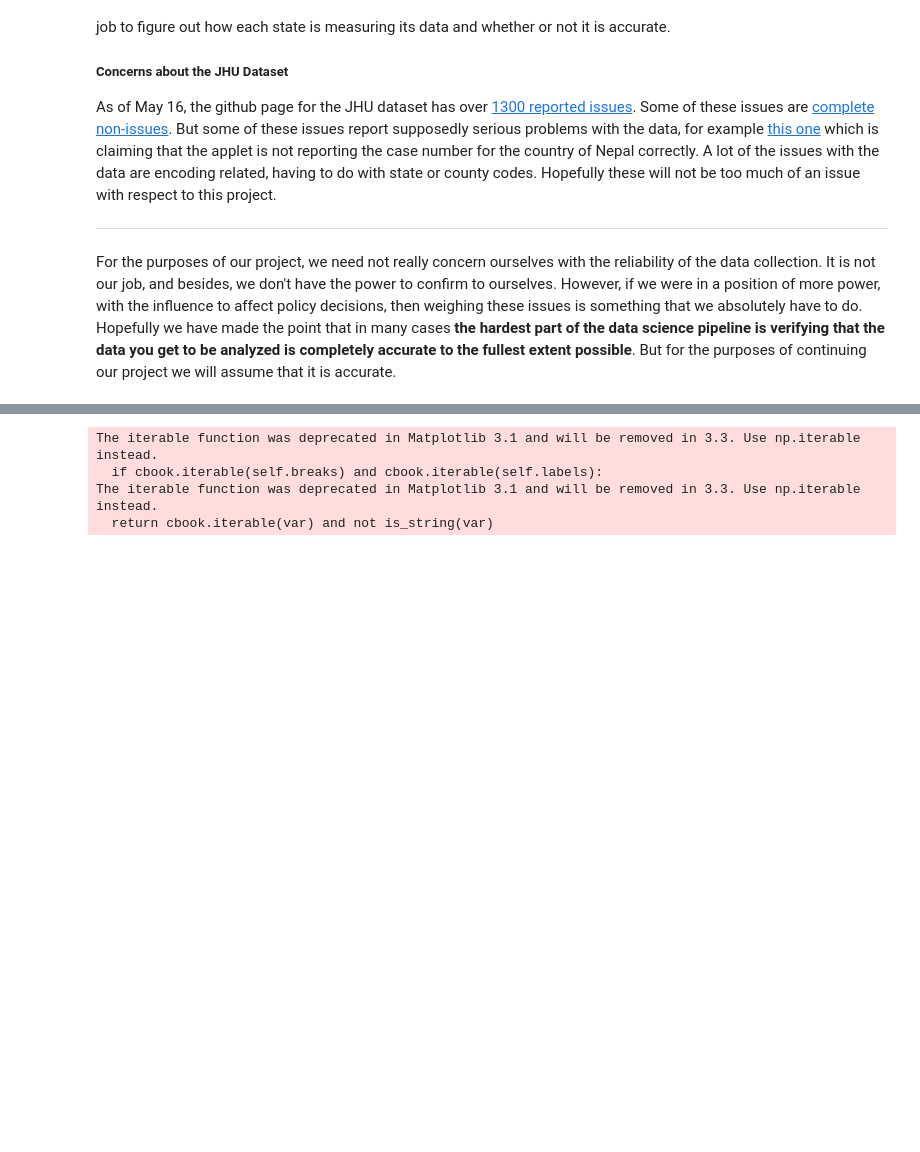
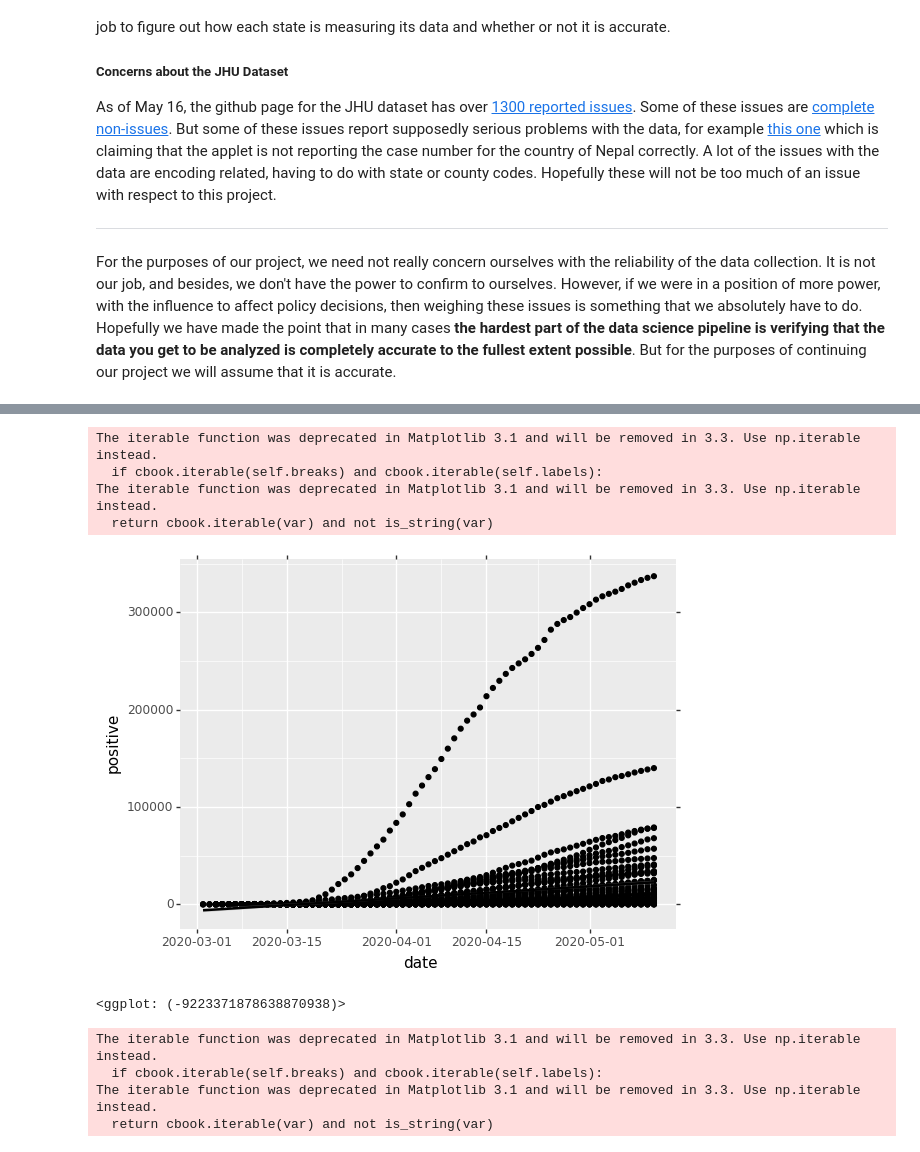
Before and after one commit to jonlin1000/jonlin1000.github.io, a Jupyter notebook: FinalProject.ipynb, the cells around one changed output, grey strips where cells are left out. Drawn from its saved outputs; the diff is of its cells as text; code cells hidden in the pictures; blank space fills up the shorter version.

```diff
--- a/FinalProject.ipynb
+++ b/FinalProject.ipynb
@@ -120,3 +141,14 @@ for s in states:
+# %%
+(ggplot(data, aes(x='date', y='positive'))
+         + geom_point()
+         + geom_smooth(method='lm'))
+# %% [output]
+The iterable function was deprecated in Matplotlib 3.1 and will be removed in 3.3. Use np.iterable instead.
+  if cbook.iterable(self.breaks) and cbook.iterable(self.labels):
+The iterable function was deprecated in Matplotlib 3.1 and will be removed in 3.3. Use np.iterable instead.
+  return cbook.iterable(var) and not is_string(var)
+[figure, added]
+<ggplot: (-9223371878638870938)>
 # %%
 (ggplot(states_df[19],aes(y='positiveIncrease',x='date'))
     + geom_point() + geom_smooth(method='lm')
```
Also changed, not shown: parts of 5 cells of this notebook.
